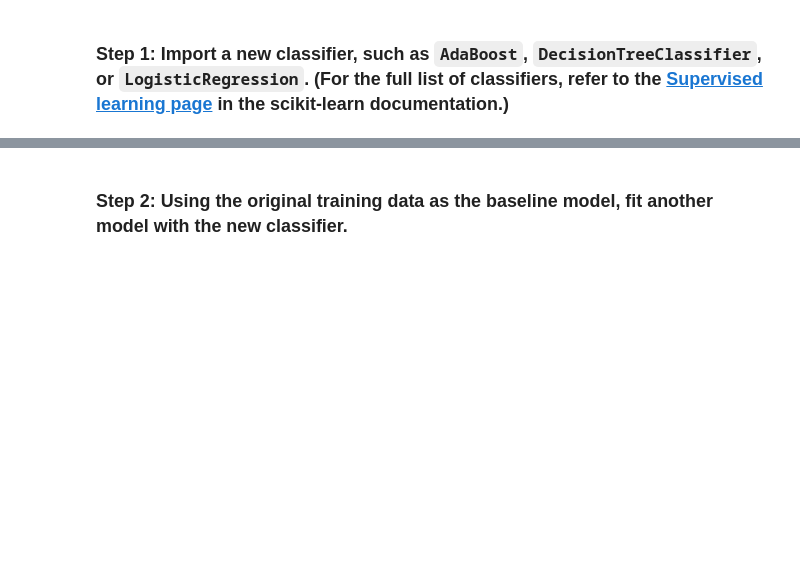
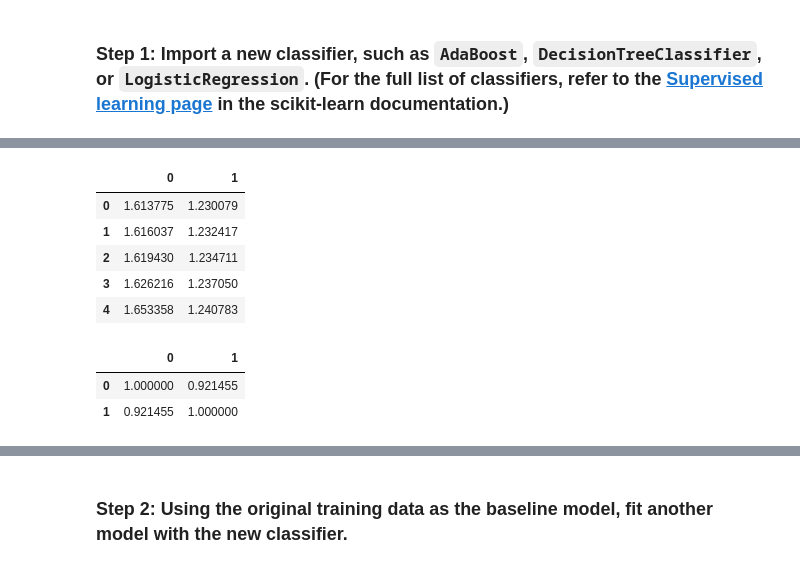
Before and after one commit to MontgomeryG/python-homework, a Jupyter notebook: Module 14 Challenge/machine_learning_trading_bot.ipynb, the cells around one changed output, grey strips where cells are left out. Cells and saved outputs as stored; diff of their text form; code cells hidden in the pictures; blank space fills up the shorter version.

```diff
--- a/Module 14 Challenge/machine_learning_trading_bot.ipynb
+++ b/Module 14 Challenge/machine_learning_trading_bot.ipynb
@@ -481,0 +610,17 @@ In this section, you’ll use the original parameters that the starter code prov
+# %%
+# Let's do the same on the scaled data to see if our above assumption is valid
+df_scaled = pd.DataFrame(X_train_scaled)#, #columns=column_names)
+
+display(df_scaled.head())
+
+df_scaled.corr()
+# %% [output]
+|  | 0 | 1 |
+| 0 | 1.613775 | 1.230079 |
+| 1 | 1.616037 | 1.232417 |
+| 2 | 1.619430 | 1.234711 |
+| 3 | 1.626216 | 1.237050 |
+| 4 | 1.653358 | 1.240783 |
+|  | 0 | 1 |
+| 0 | 1.000000 | 0.921455 |
+| 1 | 0.921455 | 1.000000 |
```
Also changed, not shown: parts of 27 cells of this notebook.
